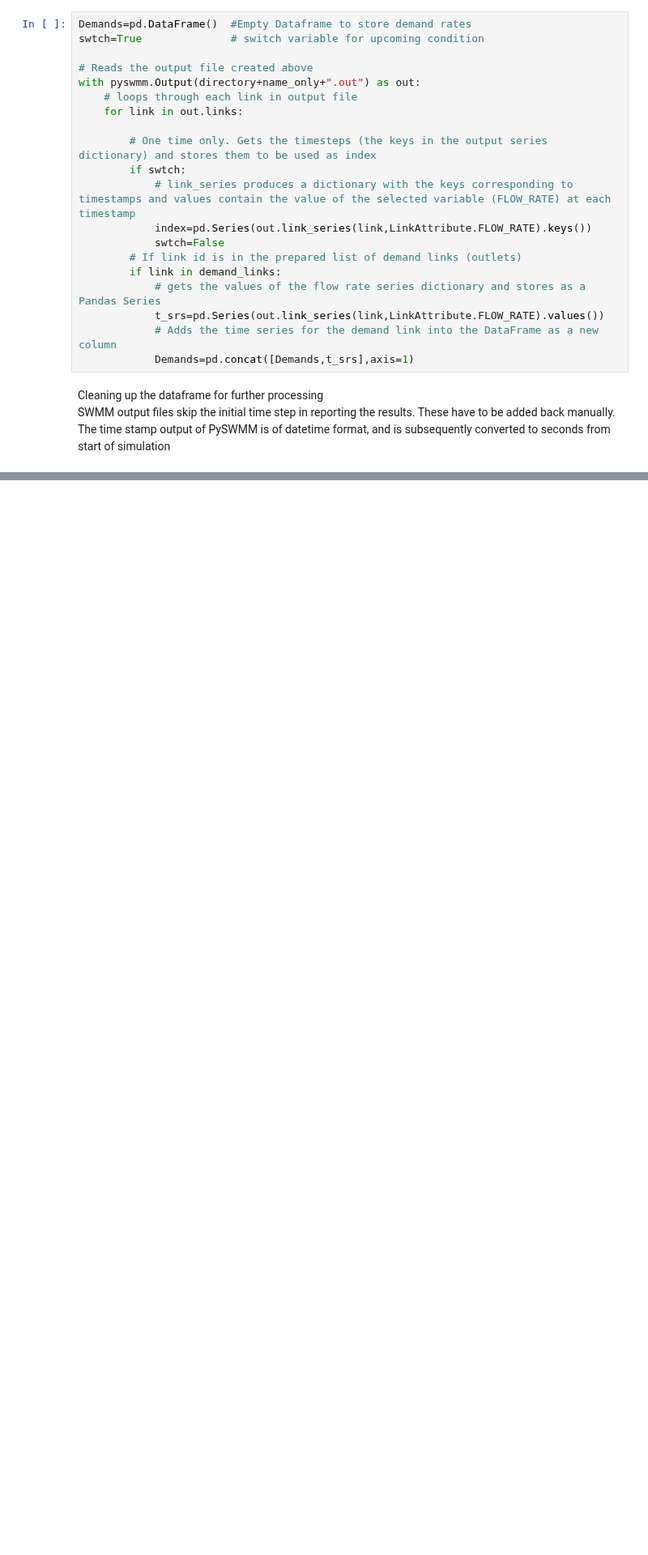
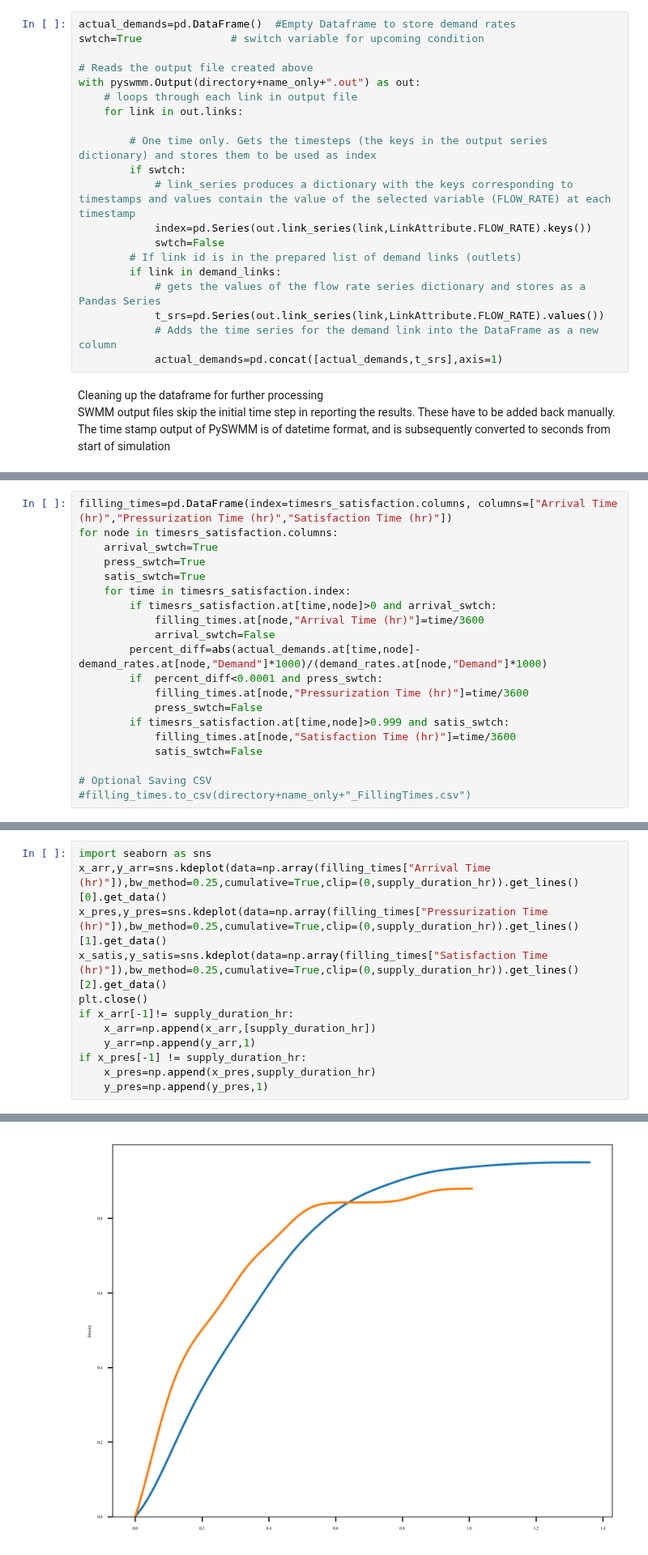
Before and after one commit to Omar-Abdelazeem/IWS-Modelling-Methods, a Jupyter notebook: Running-Methods/SWMM/SWMM-F.ipynb, the cells around one changed output, grey strips where cells are left out. Shown at 81% size. Saved outputs shown, nothing was run; the diff lists cells and outputs as text; blank space fills up the shorter version.

```diff
--- a/Running-Methods/SWMM/SWMM-F.ipynb
+++ b/Running-Methods/SWMM/SWMM-F.ipynb
@@ -98,5 +99,5 @@ Demand withdrawn is found as the flowrate going through the outlet attached to t
 # %%
-Demands=pd.DataFrame()  #Empty Dataframe to store demand rates
+actual_demands=pd.DataFrame()  #Empty Dataframe to store demand rates
 swtch=True              # switch variable for upcoming condition
 
 # Reads the output file created above
@@ -114,7 +115,7 @@ with pyswmm.Output(directory+name_only+".out") as out:
             # gets the values of the flow rate series dictionary and stores as a Pandas Series
             t_srs=pd.Series(out.link_series(link,LinkAttribute.FLOW_RATE).values())
             # Adds the time series for the demand link into the DataFrame as a new column
-            Demands=pd.concat([Demands,t_srs],axis=1)
+            actual_demands=pd.concat([actual_demands,t_srs],axis=1)
 # %% [markdown]
 Cleaning up the dataframe for further processing
 SWMM output files skip the initial time step in reporting the results. These have to be added back manually.
@@ -162 +218,21 @@ for row in Demands.index:
+# %%
+filling_times=pd.DataFrame(index=timesrs_satisfaction.columns, columns=["Arrival Time (hr)","Pressurization Time (hr)","Satisfaction Time (hr)"])
+for node in timesrs_satisfaction.columns:
+    arrival_swtch=True
+    press_swtch=True
+    satis_swtch=True
+    for time in timesrs_satisfaction.index:
+        if timesrs_satisfaction.at[time,node]>0 and arrival_swtch:
+            filling_times.at[node,"Arrival Time (hr)"]=time/3600
+            arrival_swtch=False
+        percent_diff=abs(actual_demands.at[time,node]-demand_rates.at[node,"Demand"]*1000)/(demand_rates.at[node,"Demand"]*1000)
+        if  percent_diff<0.0001 and press_swtch:
+            filling_times.at[node,"Pressurization Time (hr)"]=time/3600
+            press_swtch=False
+        if timesrs_satisfaction.at[time,node]>0.999 and satis_swtch:
+            filling_times.at[node,"Satisfaction Time (hr)"]=time/3600
+            satis_swtch=False
+
+# Optional Saving CSV
+#filling_times.to_csv(directory+name_only+"_FillingTimes.csv")
 # %% [markdown]
@@ -238,0 +318,13 @@ plt.show
+# %%
+import seaborn as sns
+x_arr,y_arr=sns.kdeplot(data=np.array(filling_times["Arrival Time (hr)"]),bw_method=0.25,cumulative=True,clip=(0,supply_duration_hr)).get_lines()[0].get_data()
+x_pres,y_pres=sns.kdeplot(data=np.array(filling_times["Pressurization Time (hr)"]),bw_method=0.25,cumulative=True,clip=(0,supply_duration_hr)).get_lines()[1].get_data()
+x_satis,y_satis=sns.kdeplot(data=np.array(filling_times["Satisfaction Time (hr)"]),bw_method=0.25,cumulative=True,clip=(0,supply_duration_hr)).get_lines()[2].get_data()
+plt.close()
+if x_arr[-1]!= supply_duration_hr:
+    x_arr=np.append(x_arr,[supply_duration_hr])
+    y_arr=np.append(y_arr,1)
+if x_pres[-1] != supply_duration_hr:
+    x_pres=np.append(x_pres,supply_duration_hr)
+    y_pres=np.append(y_pres,1)
+# %% [output]
@@ -238,0 +332 @@ plt.show
+[figure, added]
```
Also changed, not shown: parts of 20 cells of this notebook, 5 other files.
